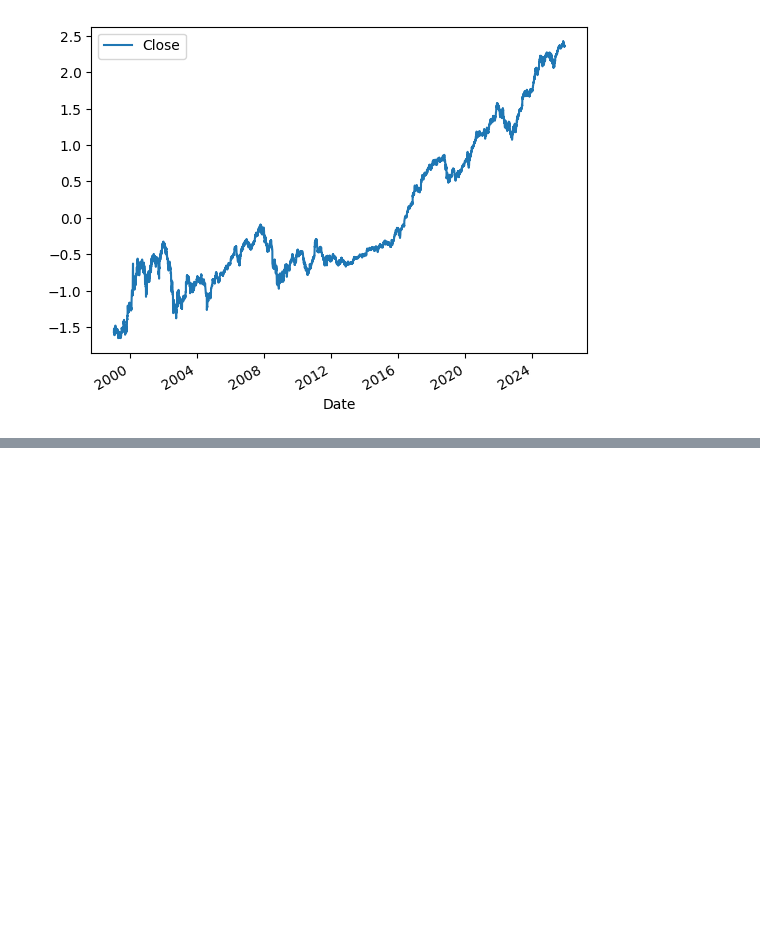
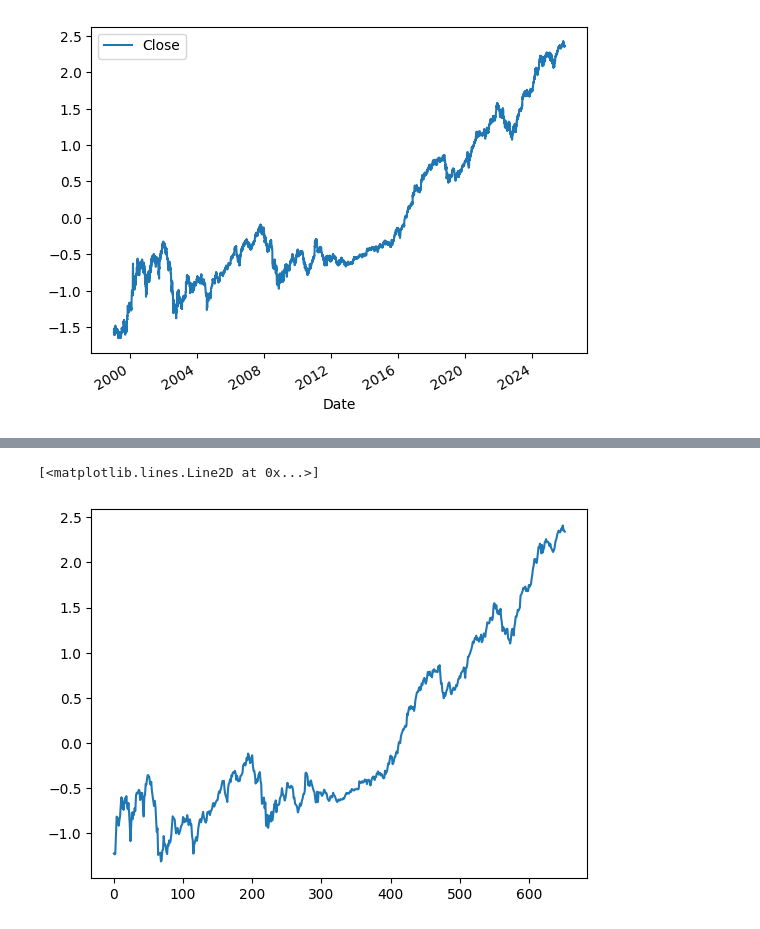
Before and after one commit to acosio14/stock-forecasting, a Jupyter notebook: protoyping.ipynb, the cells around one changed output, grey strips where cells are left out. Saved outputs shown, nothing was run; the diff lists cells and outputs as text; code cells hidden in the pictures; blank space fills up the shorter version.

```diff
--- a/protoyping.ipynb
+++ b/protoyping.ipynb
@@ -187,0 +248,5 @@ Total loss: 0.021813326922018036
+# %%
+plt.plot(y_test)
+# %% [output]
+[<matplotlib.lines.Line2D at 0x...>]
+[figure, added]
```
Also changed, not shown: parts of 17 cells of this notebook.
